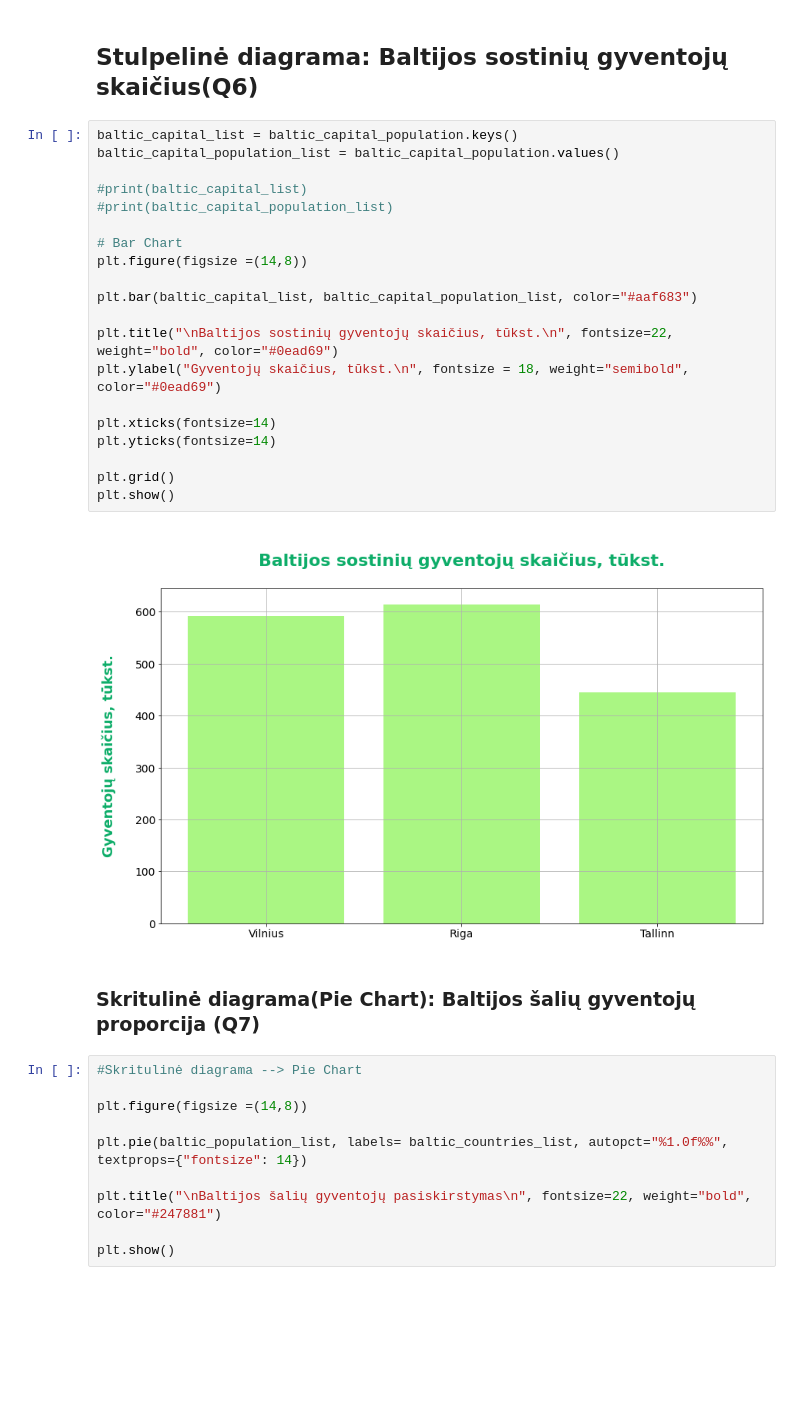
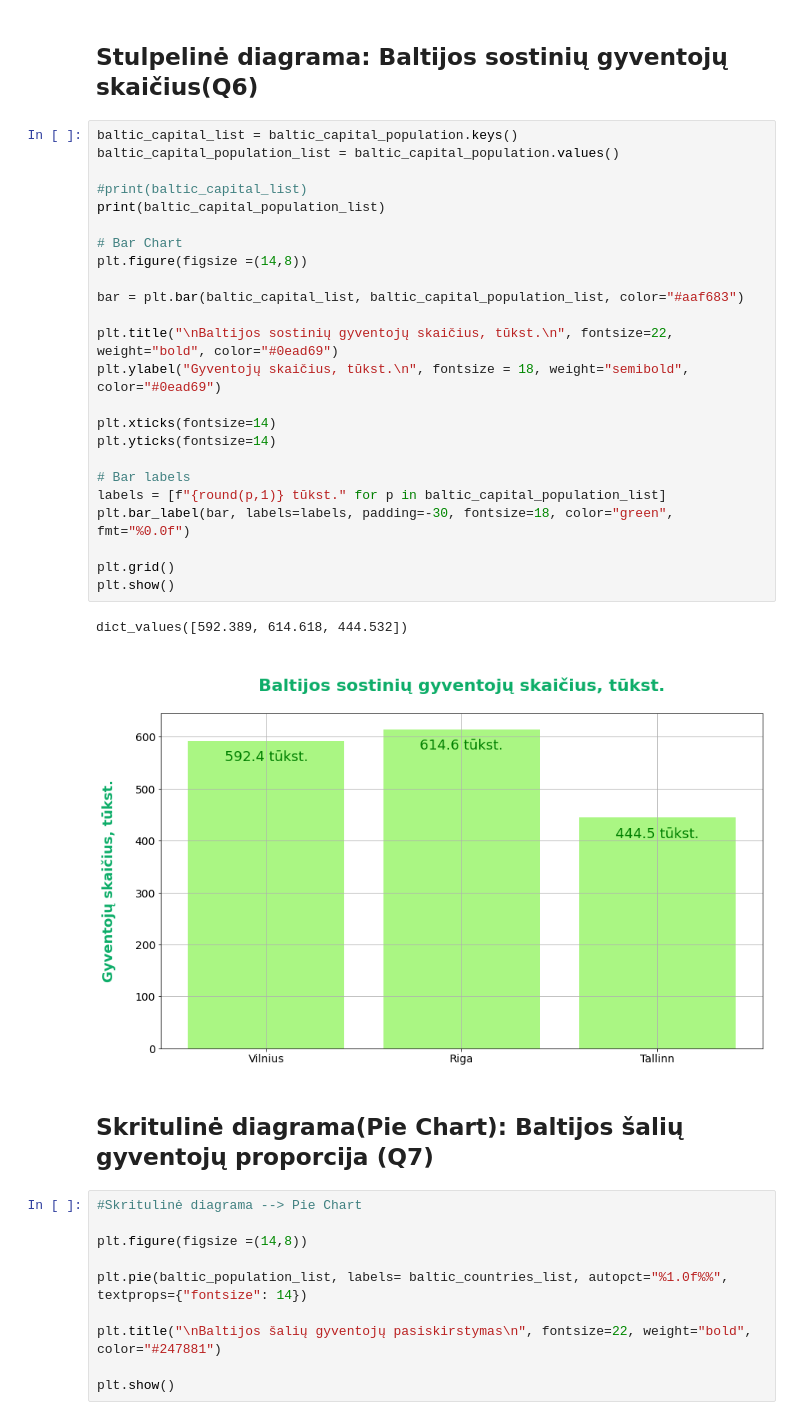
Before and after one commit to Purkenaite/BalticStatesPopulation, a Jupyter notebook: Baltic_States_population.ipynb, the cells around one changed output. Cells and saved outputs as stored; diff of their text form; blank space fills up the shorter version.

```diff
--- a/Baltic_States_population.ipynb
+++ b/Baltic_States_population.ipynb
@@ -87,27 +102,32 @@ plt.show()
 # %%
 baltic_capital_list = baltic_capital_population.keys()
 baltic_capital_population_list = baltic_capital_population.values()
 
 #print(baltic_capital_list)
-#print(baltic_capital_population_list)
+print(baltic_capital_population_list)
 
 # Bar Chart
 plt.figure(figsize =(14,8))
 
-plt.bar(baltic_capital_list, baltic_capital_population_list, color="#aaf683")
+bar = plt.bar(baltic_capital_list, baltic_capital_population_list, color="#aaf683")
 
 plt.title("\nBaltijos sostinių gyventojų skaičius, tūkst.\n", fontsize=22, weight="bold", color="#0ead69")
 plt.ylabel("Gyventojų skaičius, tūkst.\n", fontsize = 18, weight="semibold", color="#0ead69")
 
 plt.xticks(fontsize=14)
 plt.yticks(fontsize=14)
 
+# Bar labels
+labels = [f"{round(p,1)} tūkst." for p in baltic_capital_population_list]
+plt.bar_label(bar, labels=labels, padding=-30, fontsize=18, color="green", fmt="%0.0f")
+
 plt.grid()
 plt.show()
 # %% [output]
+dict_values([592.389, 614.618, 444.532])
-[figure, old version]
+[figure, new version]
 # %% [markdown]
-### Skritulinė diagrama(Pie Chart): Baltijos šalių gyventojų proporcija (Q7)
+## Skritulinė diagrama(Pie Chart): Baltijos šalių gyventojų proporcija (Q7)
 # %%
 #Skritulinė diagrama --> Pie Chart
 
```
Also changed, not shown: parts of 19 cells of this notebook.
